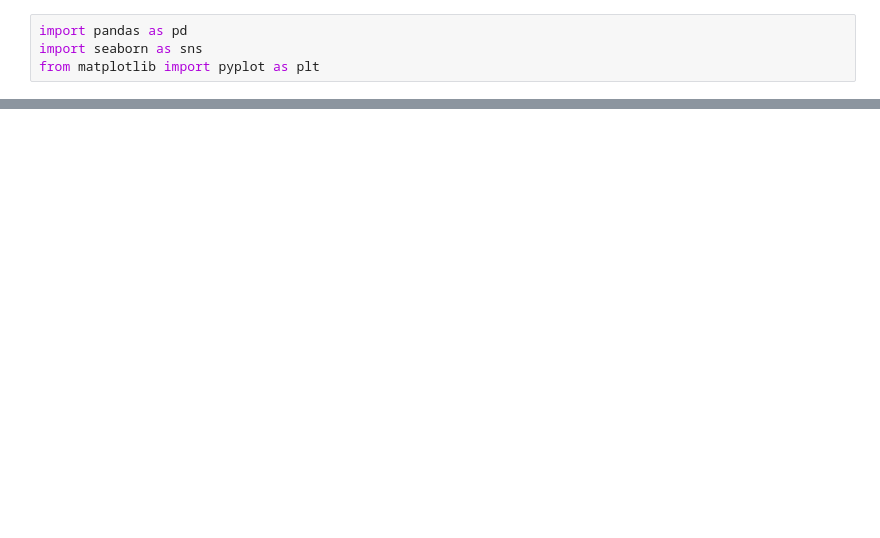
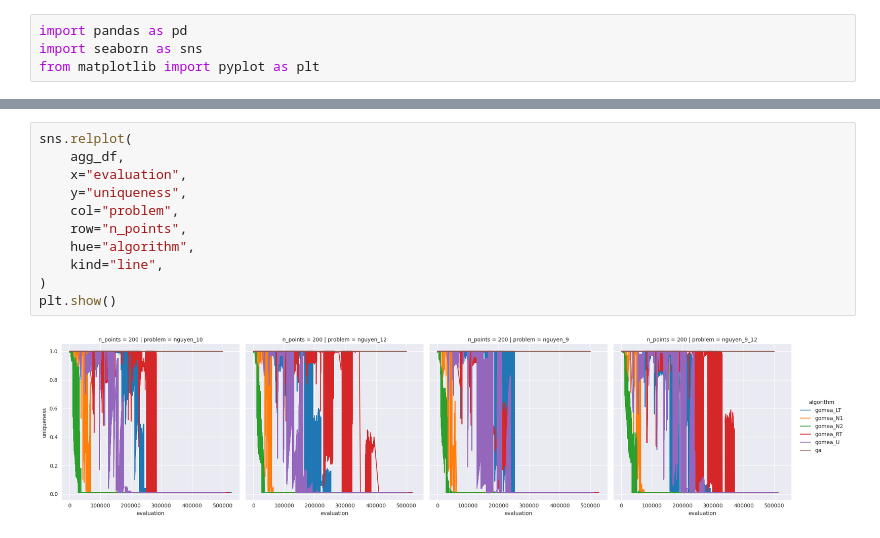
Before and after one commit to giorgia-nadizar/cgpax, a Jupyter notebook: analysis/regression.ipynb, the cells around one changed output, grey strips where cells are left out. Saved outputs shown, nothing was run; the diff lists cells and outputs as text; blank space fills up the shorter version.

```diff
--- a/analysis/regression.ipynb
+++ b/analysis/regression.ipynb
@@ -70,3 +69,16 @@ plt.show()
+# %%
+sns.relplot(
+    agg_df,
+    x="evaluation",
+    y="uniqueness",
+    col="problem",
+    row="n_points",
+    hue="algorithm",
+    kind="line",
+)
+plt.show()
+# %% [output]
+[figure, added]
 # %%
 regression_df["max_eval"] = regression_df.groupby(["algorithm", "problem", "seed"])["evaluation"].transform("max")
 final_regression_df = regression_df[regression_df["evaluation"] == regression_df["max_eval"]].drop(columns="max_eval")
```
Also changed, not shown: parts of 6 cells of this notebook, 1 other file.
